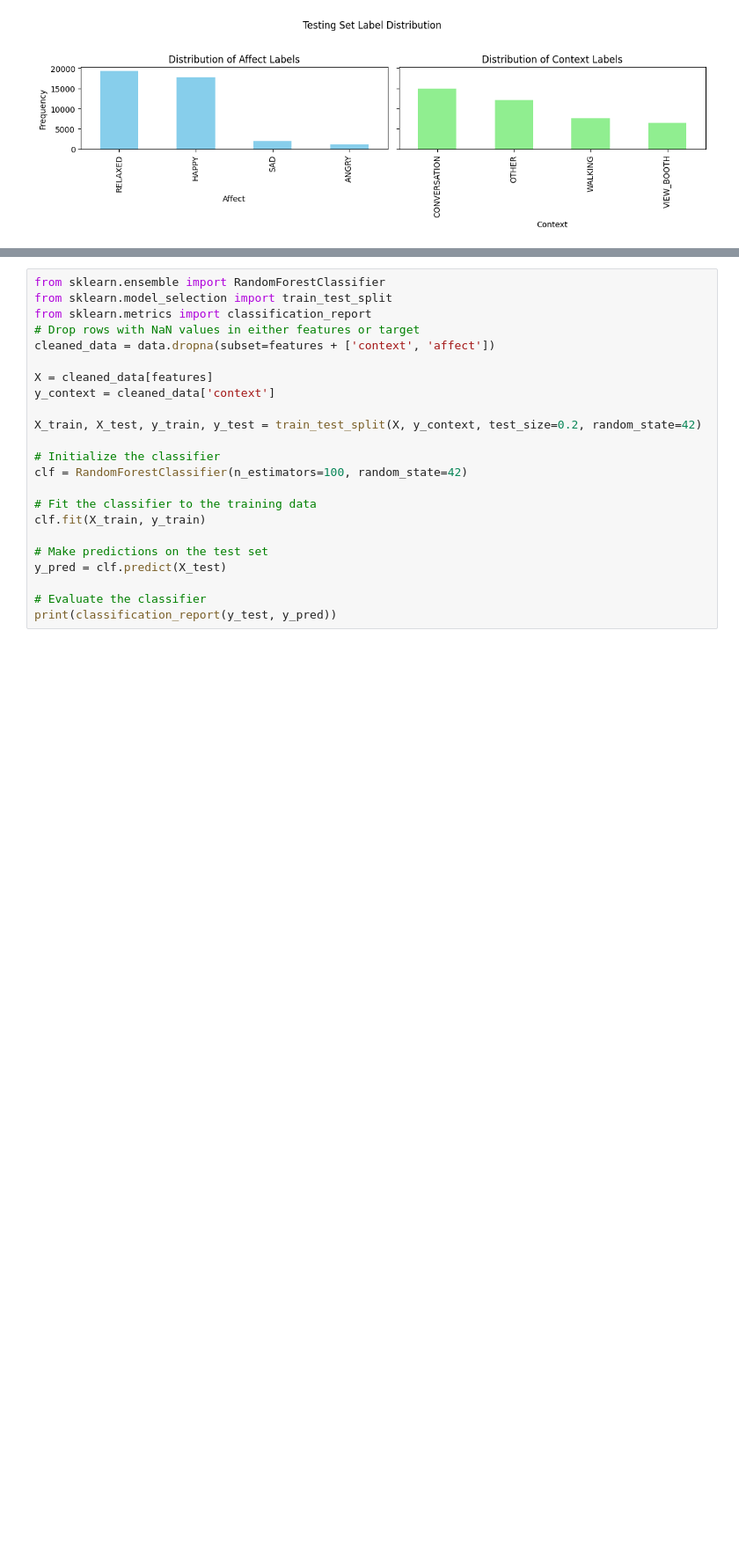
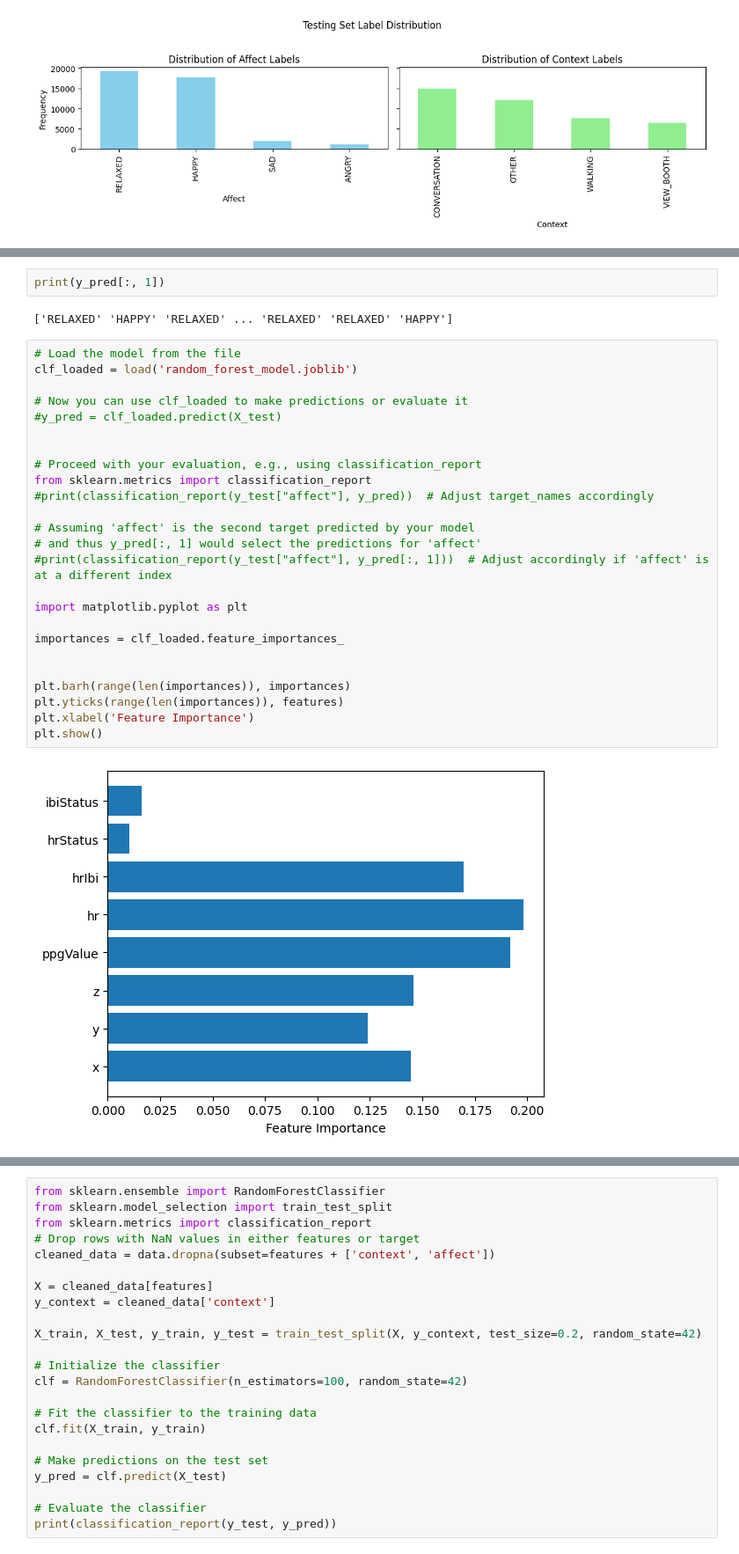
Before and after one commit to Wespe95/BBDC_2024, a Jupyter notebook: task/data_split.ipynb, the cells around one changed output, grey strips where cells are left out. Shown at 88% size. Drawn from its saved outputs; the diff is of its cells as text; blank space fills up the shorter version.

Commit message:
prediction pipeline

```diff
--- a/task/data_split.ipynb
+++ b/task/data_split.ipynb
@@ -113,0 +208,31 @@ y_affect = data['affect']
+# %%
+print(y_pred[:, 1])
+# %% [output]
+['RELAXED' 'HAPPY' 'RELAXED' ... 'RELAXED' 'RELAXED' 'HAPPY']
+# %%
+# Load the model from the file
+clf_loaded = load('random_forest_model.joblib')
+
+# Now you can use clf_loaded to make predictions or evaluate it
+#y_pred = clf_loaded.predict(X_test)
+
+
+# Proceed with your evaluation, e.g., using classification_report
+from sklearn.metrics import classification_report
+#print(classification_report(y_test["affect"], y_pred))  # Adjust target_names accordingly
+
+# Assuming 'affect' is the second target predicted by your model
+# and thus y_pred[:, 1] would select the predictions for 'affect'
+#print(classification_report(y_test["affect"], y_pred[:, 1]))  # Adjust accordingly if 'affect' is at a different index
+
+import matplotlib.pyplot as plt
+
+importances = clf_loaded.feature_importances_
+
+
+plt.barh(range(len(importances)), importances)
+plt.yticks(range(len(importances)), features)
+plt.xlabel('Feature Importance')
+plt.show()
+# %% [output]
+[figure, added]
```
Also changed, not shown: parts of 10 cells of this notebook, 3 other files.
